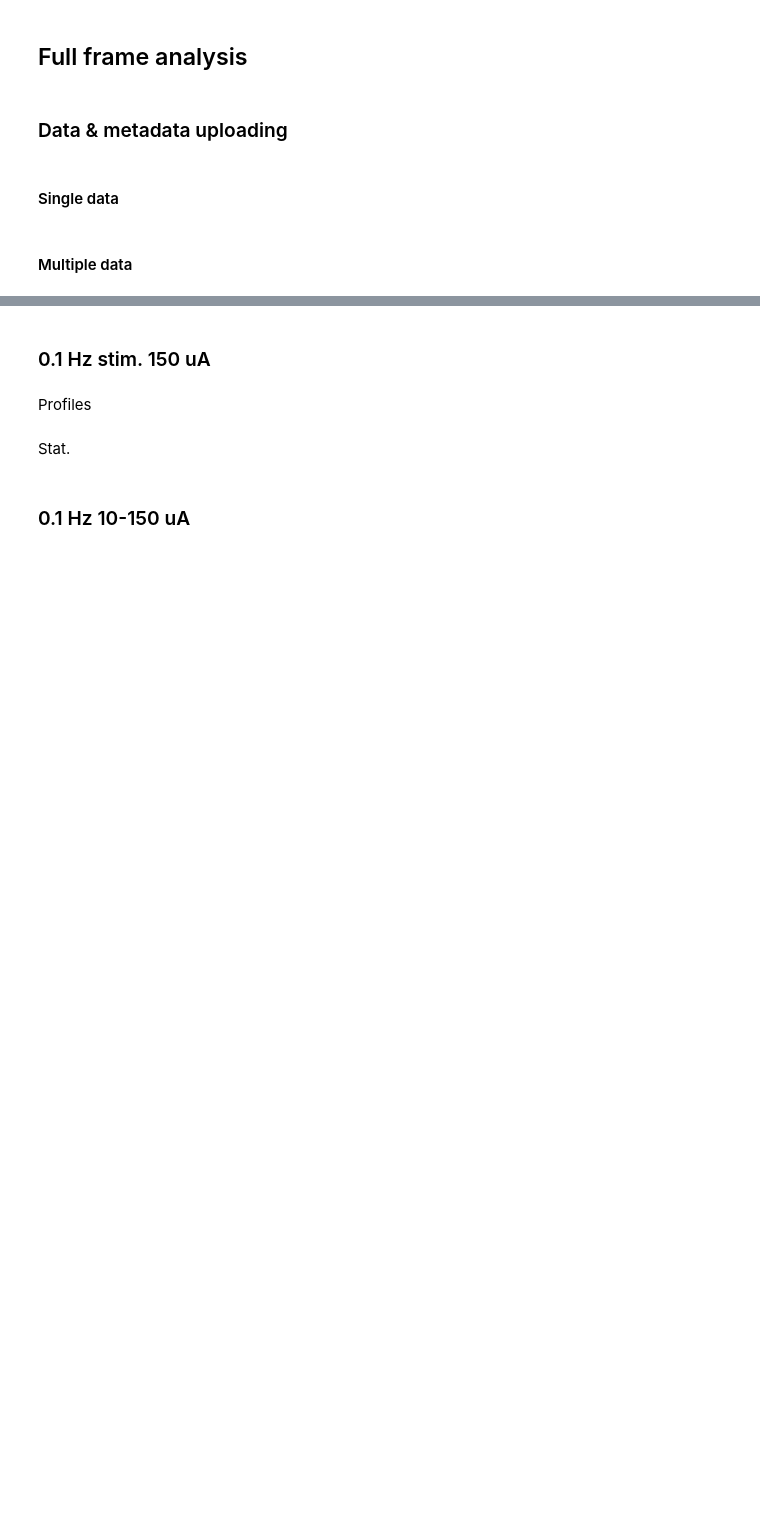
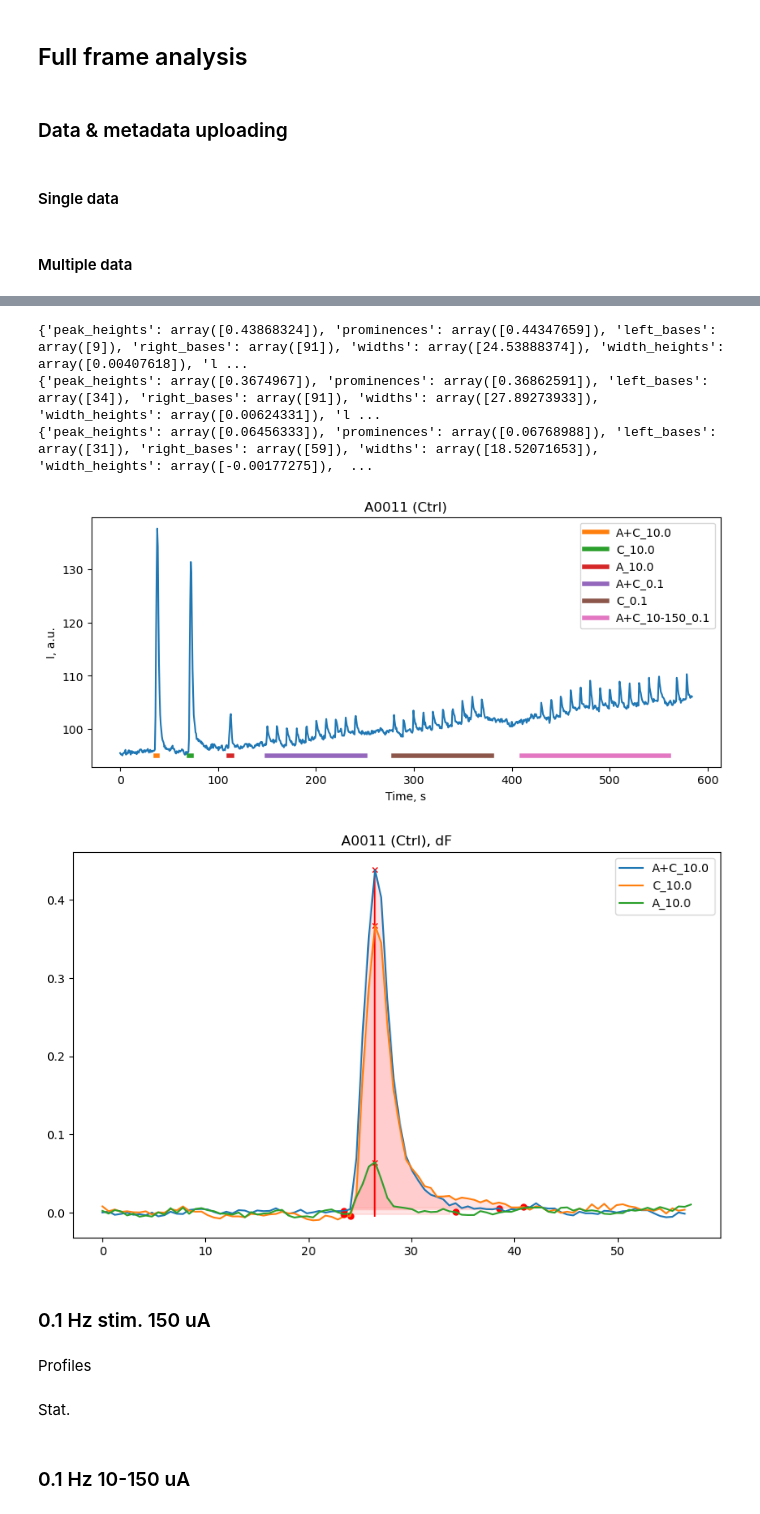
Before and after one commit to wisstock/microca, a Jupyter notebook: neuro/pre_prof.ipynb, the cells around one changed output, grey strips where cells are left out. Saved outputs shown, nothing was run; the diff lists cells and outputs as text; code cells hidden in the pictures; blank space fills up the shorter version.

```diff
--- a/neuro/pre_prof.ipynb
+++ b/neuro/pre_prof.ipynb
@@ -196,13 +317,10 @@ noglu_reg = pre_reg('A0013')
 # %%
-ctrl5_reg.plot_tot_profile()
-ctrl5_reg.LF_stims(stim_ext_sec=10, create_df=True)
-
-# print(ctrl_reg.LF_stim_df)
-
-# bicuc_reg.plot_tot_profile()
-# bicuc_reg.LF_stims(stim_ext_sec=10, create_df=False)
-# bicuc_reg.plot_tot_profile()
-# bicuc_reg.LF_stims(stim_ext_sec=10, create_df=True)
-
-#
-# glu_reg.plot_tot_profile()
+ctrl_reg.plot_tot_profile()
+# ctrl_reg.LF_stims(stim_ext_sec=10)
+ctrl_reg.HF_stims(stim_ext_l=25, stim_ext_r=30, save_debug_plot=True)
+# %% [output]
+{'peak_heights': array([0.43868324]), 'prominences': array([0.44347659]), 'left_bases': array([9]), 'right_bases': array([91]), 'widths': array([24.53888374]), 'width_heights': array([0.00407618]), 'l ...
+{'peak_heights': array([0.3674967]), 'prominences': array([0.36862591]), 'left_bases': array([34]), 'right_bases': array([91]), 'widths': array([27.89273933]), 'width_heights': array([0.00624331]), 'l ...
+{'peak_heights': array([0.06456333]), 'prominences': array([0.06768988]), 'left_bases': array([31]), 'right_bases': array([59]), 'widths': array([18.52071653]), 'width_heights': array([-0.00177275]),  ...
+[figure, added]
+[figure, added]
```
Also changed, not shown: parts of 8 cells of this notebook.
